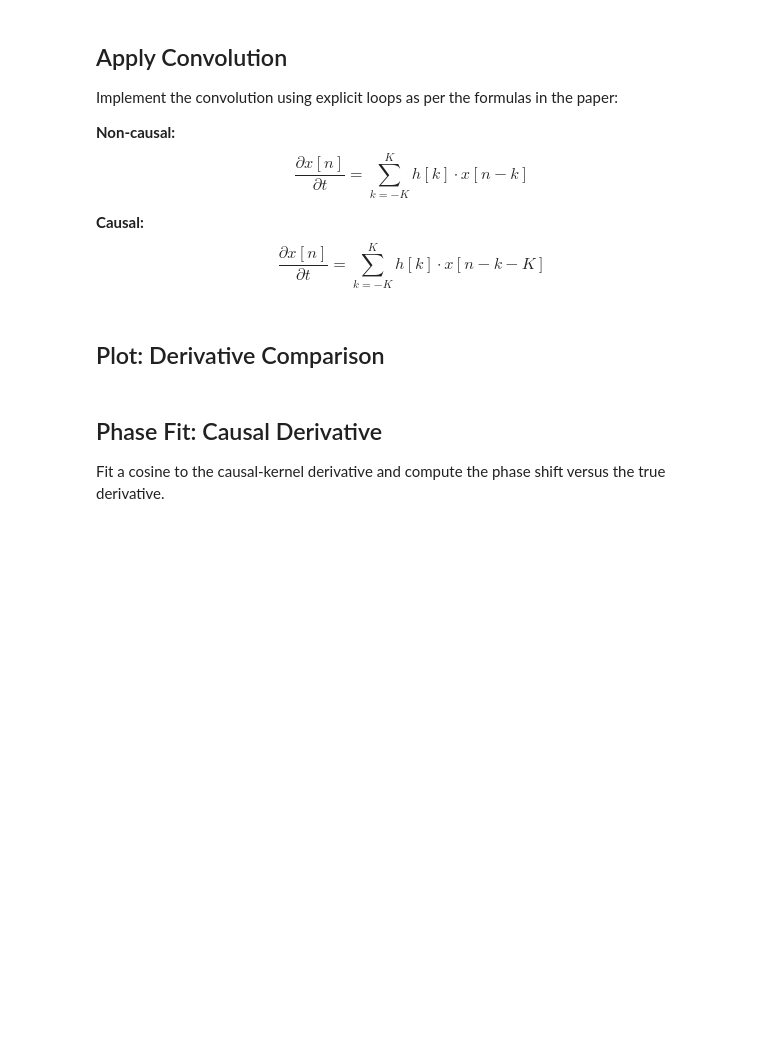
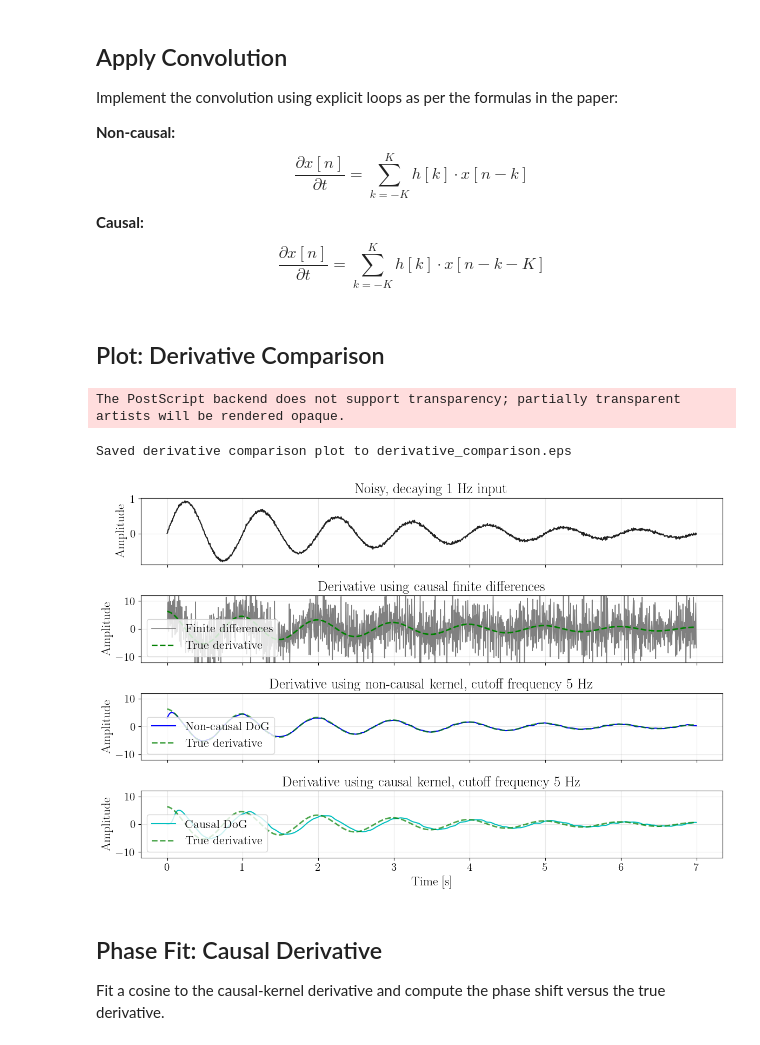
Before and after one commit to fallow24/ros_imu_calib, a Jupyter notebook: pub/kernels.ipynb, the cells around one changed output. Saved outputs shown, nothing was run; the diff lists cells and outputs as text; code cells hidden in the pictures; blank space fills up the shorter version.

```diff
--- a/pub/kernels.ipynb
+++ b/pub/kernels.ipynb
@@ -38,12 +47,11 @@ From the paper formulas:
 - $\sigma = \frac{1}{2\pi f_{\text{cut}}}$
 - $N = 2K+1 = \lceil 6\sigma f_s \rceil$
 # %%
-pm_std_gaussian = 6
-sigma_scale = np.sqrt(np.log(2)) # 1  # np.sqrt(2*np.log(2))
+
 
 # sigma = 1 / (2 * pi * f_cut)
 #sigma = 1 / (2 * np.pi * f_cut)
-sigma = sigma_scale / (2 * np.pi * f_cut)
+sigma = 1 / (2 * np.pi * f_cut)
 # N = int(ceil(6 * sigma * f_s))
 N = int(np.ceil(pm_std_gaussian * sigma * f_s))
 
@@ -543,8 +571,8 @@ dx_dt_alge = convolve(x, h_alge)
 # %%
 ax_lims = 12
 
-#fig, (ax1, ax2, ax3, ax4, ax5, ax6) = plt.subplots(6, 1, figsize=(12, 14))
-fig, (ax1, ax2, ax3, ax5, ax6) = plt.subplots(5, 1, figsize=(12, 8), sharex=True)
+fig, (ax1, ax2, ax5, ax6) = plt.subplots(4, 1, figsize=(12, 8), sharex=True)
+#fig, (ax1, ax2, ax3, ax5, ax6) = plt.subplots(5, 1, figsize=(12, 8), sharex=True)
 
 # Plot 1: Original signal (showing both clean and noisy)
 ax1.plot(t, x, color='0.13')
@@ -562,15 +590,15 @@ ax2.set_ylim([-ax_lims,ax_lims])
 ax2.set_title(f'Derivative using causal finite differences')
 ax2.legend()
 
-# Plot 3: Derivative using causal kernel
-ax3.plot(t, dx_dt_alge, 'r-', linewidth=1.5, label='AlgeDif')
-ax3.plot(t, dx_dt_true, 'g--', linewidth=2, alpha=0.7, label='True derivative')
-ax3.grid(True, alpha=0.3)
-#ax3.set_xlabel('Time [s]')
-ax3.set_ylim([-ax_lims,ax_lims])
-ax3.set_ylabel('Amplitude')
-ax3.set_title('Derivative using algebraic differentiator')
-ax3.legend()
+# Plot 3: Derivative using algebraic differentiator
+# ax3.plot(t, dx_dt_alge, 'r-', linewidth=1.5, label='AlgeDif')
+# ax3.plot(t, dx_dt_true, 'g--', linewidth=2, alpha=0.7, label='True derivative')
+# ax3.grid(True, alpha=0.3)
+# #ax3.set_xlabel('Time [s]')
+# ax3.set_ylim([-ax_lims,ax_lims])
+# ax3.set_ylabel('Amplitude')
+# ax3.set_title('Derivative using algebraic differentiator')
+# ax3.legend()
 
 # # Plot 4: Derivative using unnormalized causal kernel
 # ax4.plot(t, dx_dt_true, 'g-', linewidth=2, alpha=0.7, label='True derivative (clean signal)')
@@ -578,33 +606,37 @@ ax3.legend()
 # ax4.grid(True, alpha=0.3)
 # ax4.set_xlabel('Time [s]')
 # ax4.set_ylabel('Derivative')
 # ax4.set_title('Derivative using Causal Kernel (truncated, no processing)')
 # ax4.legend()
 
 # Plot 5: Derivative using shifted (non-truncated) causal kernel
 ax5.plot(t, dx_dt_noncausal, 'b-', linewidth=1.5, label='Non-causal DoG')
 ax5.plot(t, dx_dt_true, 'g--', linewidth=2, alpha=0.7, label='True derivative')
 ax5.grid(True, alpha=0.3)
 #ax2.set_xlabel('Time [s]')
 ax5.set_ylabel('Amplitude')
 ax5.set_ylim([-ax_lims,ax_lims])
 ax5.set_title(f'Derivative using non-causal kernel, cutoff frequency {f_cut} Hz')
 ax5.legend()
 
 ax6.plot(t, dx_dt_causal_shifted, 'c-', linewidth=1.5, label='Causal DoG')
 ax6.plot(t, dx_dt_true, 'g--', linewidth=2, alpha=0.7, label='True derivative')
 ax6.grid(True, alpha=0.3)
 ax6.set_ylim([-ax_lims,ax_lims])
 ax6.set_xlabel('Time [s]')
 ax6.set_ylabel('Amplitude')
 ax6.set_title(f'Derivative using causal kernel, cutoff frequency {f_cut} Hz')
 ax6.legend()
 
 plt.tight_layout()
 if save_to_disk:
     plt.savefig('/home/fabi/catkin_ws/src/ros_imu_calib/pub/img/derivative_comparison.eps', format='eps', dpi=600)
 print("Saved derivative comparison plot to derivative_comparison.eps")
 plt.show()
+# %% [output]
+The PostScript backend does not support transparency; partially transparent artists will be rendered opaque.
+Saved derivative comparison plot to derivative_comparison.eps
+[figure, added]
 # %% [markdown]
 ## Phase Fit: Causal Derivative
 
```
Also changed, not shown: parts of 10 cells of this notebook, 11 other files.
